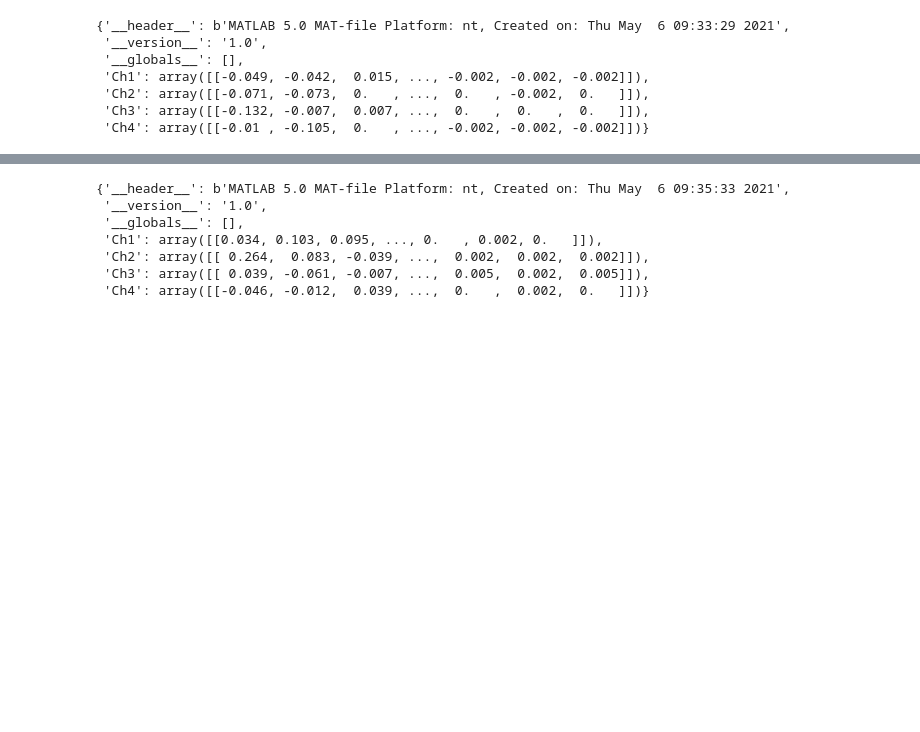
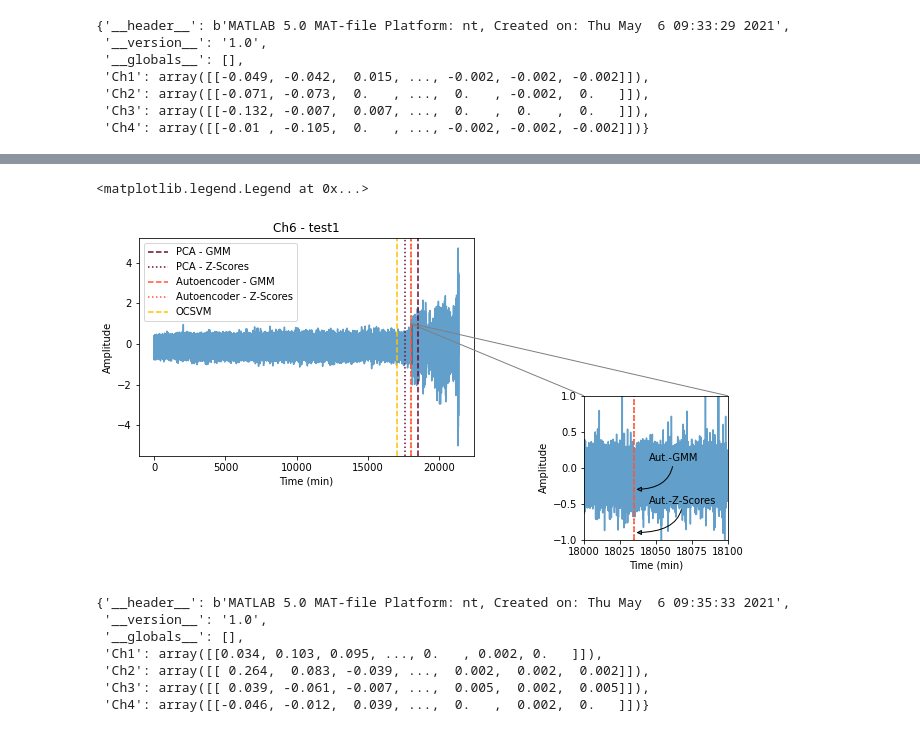
Before and after one commit to judithspd/predictive-maintenance, a Jupyter notebook: TimeToFailurePrediction/DataVisualization/Anomaly_detection_summary.ipynb, the cells around one changed output, grey strips where cells are left out. Saved outputs shown, nothing was run; the diff lists cells and outputs as text; code cells hidden in the pictures; blank space fills up the shorter version.

```diff
--- a/TimeToFailurePrediction/DataVisualization/Anomaly_detection_summary.ipynb
+++ b/TimeToFailurePrediction/DataVisualization/Anomaly_detection_summary.ipynb
@@ -97,3 +166,44 @@ plt.legend(loc = 2)
+# %%
+fig, ax = plt.subplots()
+axins = inset_axes(ax, 2, 2 , loc=1, bbox_to_anchor=(1.5, 0.35), bbox_transform=ax.figure.transFigure)
+
+ax.plot(t_test1, Ch6_test1, alpha = 0.7)
+ax.axvline(onset_anomalies_PCA_GMM_Ch6, color = '#6A0A2F', linestyle='--', label = 'PCA - GMM')
+ax.axvline(onset_anomalies_PCA_ZS_Ch6, color = '#6A0A2F', linestyle=':', label = 'PCA - Z-Scores')
+ax.axvline(onset_anomalies_Autoencoder_GMM_Ch6, color = '#FF5733', linestyle='--', label = 'Autoencoder - GMM')
+ax.axvline(onset_anomalies_Autoencoder_ZS_Ch6, color = '#FF5733', linestyle=':', label = 'Autoencoder - Z-Scores')
+ax.axvline(onset_anomalies_OCSVM_Ch6, color = '#FFC300', linestyle='--', label = 'OCSVM')
+
+axins.plot(t_test1, Ch6_test1, alpha = 0.7)
+axins.axvline(onset_anomalies_PCA_GMM_Ch6, color = '#6A0A2F', linestyle='--', label = 'PCA - GMM')
+axins.axvline(onset_anomalies_PCA_ZS_Ch6, color = '#6A0A2F', linestyle=':', label = 'PCA - Z-Scores')
+axins.axvline(onset_anomalies_Autoencoder_GMM_Ch6, color = '#FF5733', linestyle='--', label = 'Autoencoder - GMM')
+axins.axvline(onset_anomalies_Autoencoder_ZS_Ch6, color = '#FF5733', linestyle=':', label = 'Autoencoder - Z-Scores')
+axins.axvline(onset_anomalies_OCSVM_Ch6, color = '#FFC300', linestyle='--', label = 'OCSVM')
+
+x1, x2, y1, y2 = 18000, 18100, -1, 1
+axins.set_xlim(x1, x2)
+axins.set_ylim(y1, y2)
+
+mark_inset(ax, axins, loc1=1, loc2=2, fc="none", ec="0.5")
+axins.annotate('Aut.-GMM', xy=(18035, -0.3), xytext=(18045, 0.1),
+            arrowprops=dict(arrowstyle="-|>", connectionstyle="angle3,angleA=90,angleB=0")
+            )
+axins.annotate('Aut.-Z-Scores', xy=(18035, -0.9), xytext=(18045,-0.5),
+            arrowprops=dict(arrowstyle="-|>", connectionstyle="angle3,angleA=90,angleB=0")
+            )
+
+ax.set_xlabel('Time (min)')
+ax.set_ylabel('Amplitude')
+ax.set_title('Ch6 - test1')
+
+axins.set_xlabel('Time (min)')
+axins.set_ylabel('Amplitude')
+
+ax.legend()
+# %% [output]
+<matplotlib.legend.Legend at 0x...>
+[figure, added]
 # %%
 signals_test3_channels = sio.loadmat('./DataSignals/signals_test3_channels.mat')
 signals_test3_channels
```
Also changed, not shown: parts of 16 cells of this notebook.
